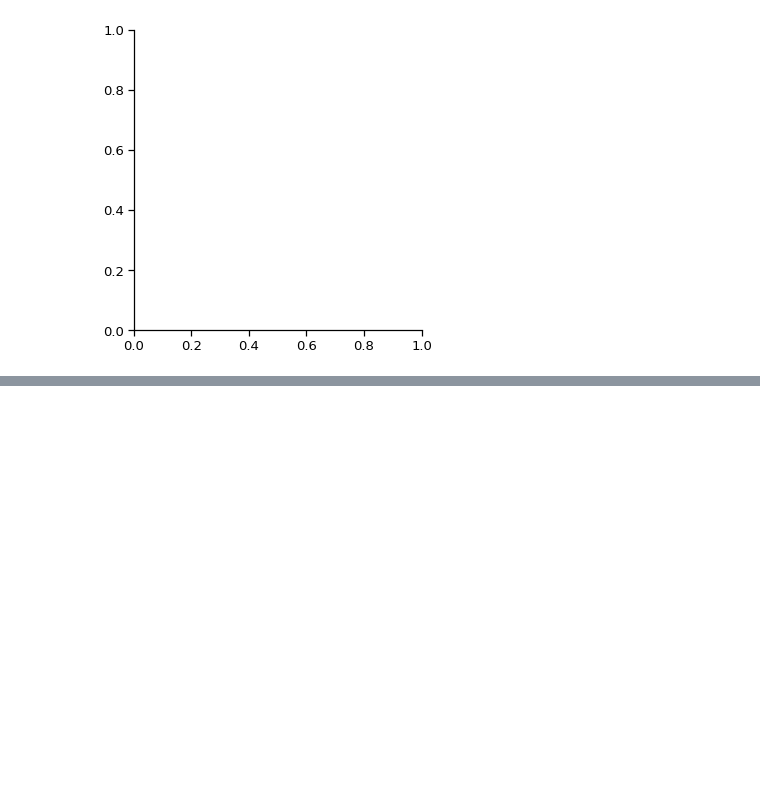
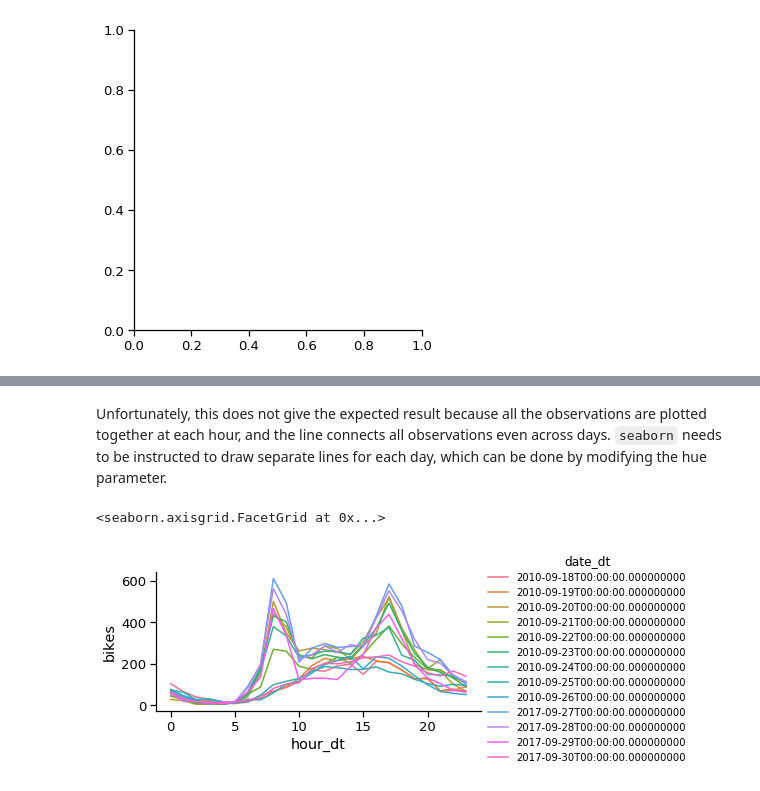
Before and after one commit to mbonsma/python-workshop, a Jupyter notebook: python-workshop.ipynb, the cells around one changed output, grey strips where cells are left out. Saved outputs shown, nothing was run; the diff lists cells and outputs as text; code cells hidden in the pictures; blank space fills up the shorter version.

```diff
--- a/python-workshop.ipynb
+++ b/python-workshop.ipynb
@@ -1889,0 +1902,9 @@ sns.FacetGrid(data=bike_counts_daily_totals, hue='weather', size=5)
+# %% [markdown]
+Unfortunately, this does not give the expected result because all the observations are plotted together at each hour, and the line connects all observations even across days. `seaborn` needs to be instructed to draw separate lines for each day, which can be done by modifying the hue parameter.
+# %%
+g = sns.FacetGrid(data=bike_counts_total, hue='date_dt', aspect=2)
+g.map(plt.plot, 'hour_dt', 'bikes')
+g.add_legend(fontsize=10)
+# %% [output]
+<seaborn.axisgrid.FacetGrid at 0x...>
+[figure, added]
```
Also changed, not shown: parts of 59 cells of this notebook.
